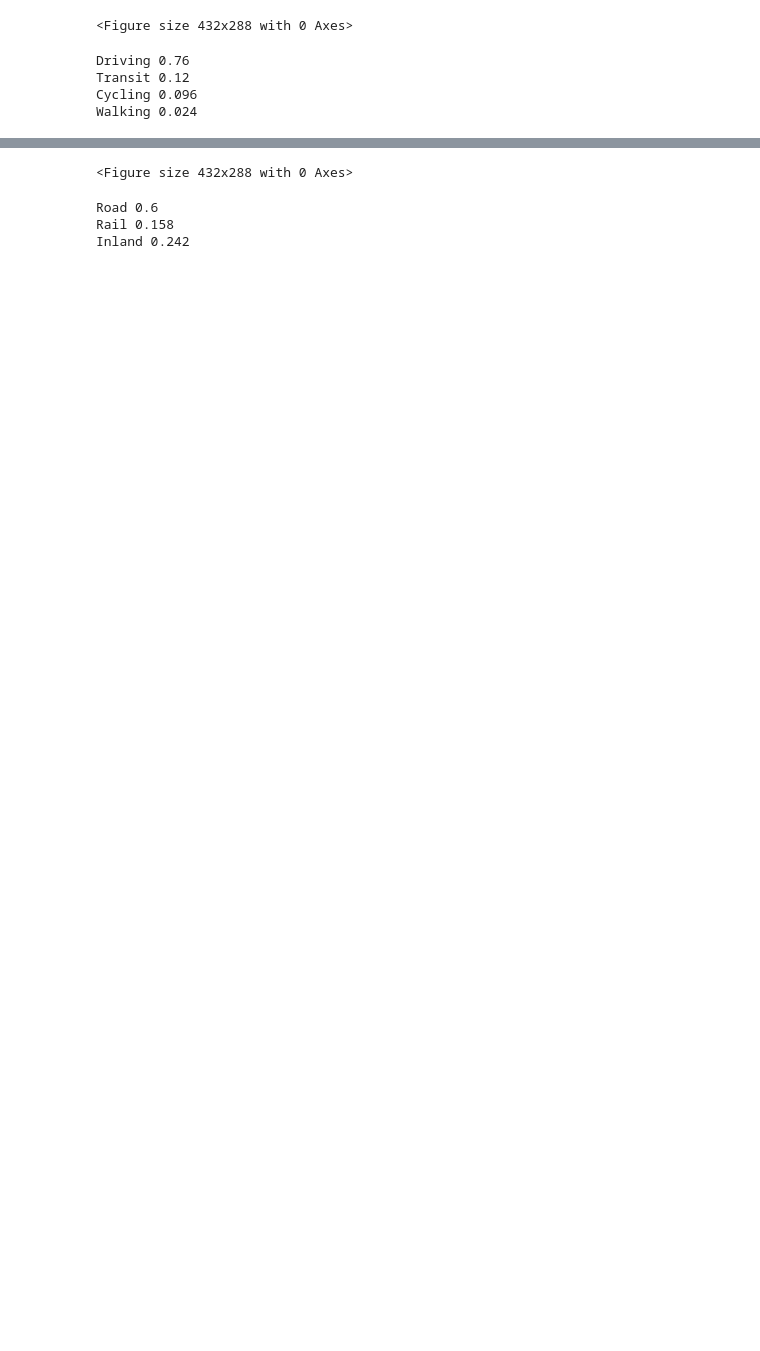
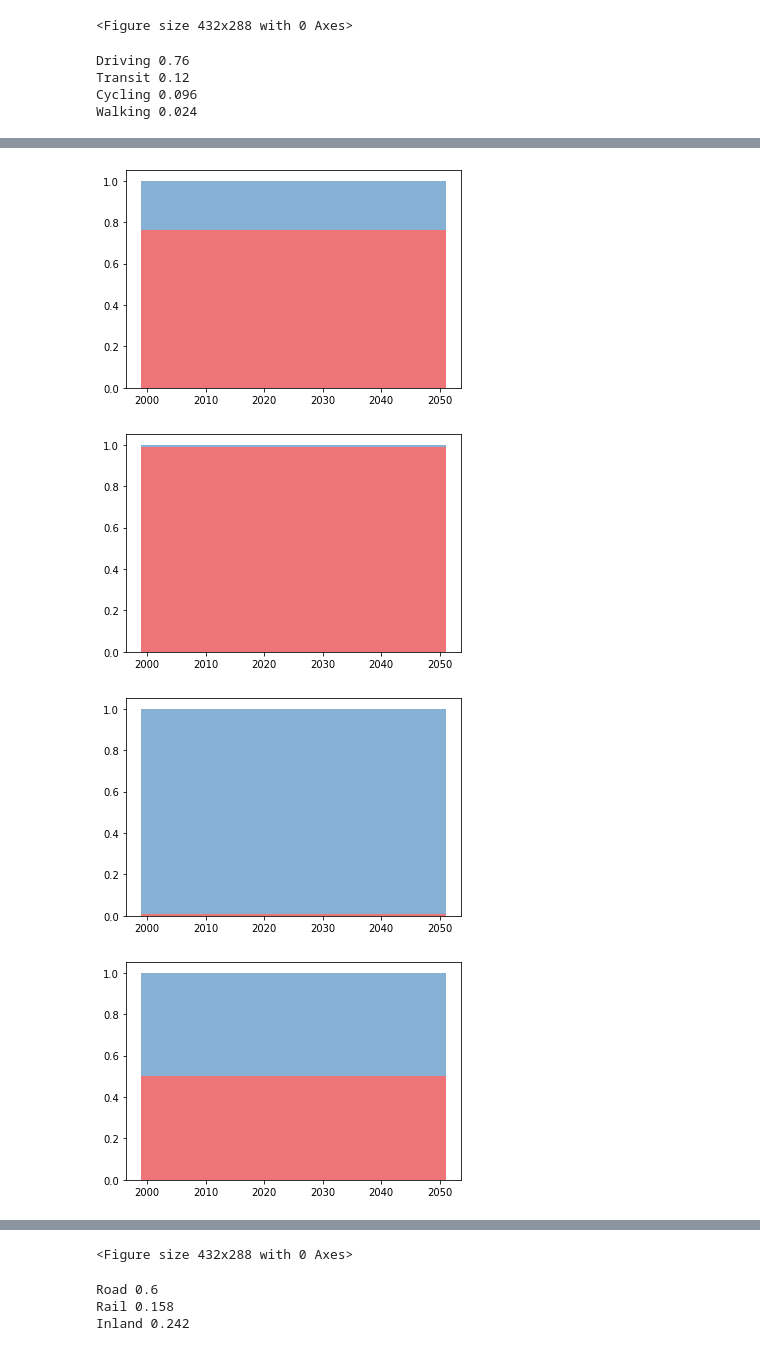
Before and after one commit to grimelda/urmive, a Jupyter notebook: modalshift.ipynb, the cells around one changed output, grey strips where cells are left out. Drawn from its saved outputs; the diff is of its cells as text; code cells hidden in the pictures; blank space fills up the shorter version.

```diff
--- a/modalshift.ipynb
+++ b/modalshift.ipynb
@@ -106,7 +106,7 @@ def WeibCorr(x, start=2000, scale=10, shape=2, magn=1e3):
 
 ###   PERSON TRANSPORT
 
-def CarsFirst(x, poly, PW=PW):
+def CarsFirst(x, poly, PW='BAU'):
     df = pd.DataFrame()
     keys = ['ice', 'ev', 'hev', 'ptrain', 'bus', 'ebike', 'bike', 'emoped', 'moped', 'walk']
     for key in keys:
@@ -201,7 +201,7 @@ def CarsFirst(x, poly, PW=PW):
     return df, D
 
 
-def ServiceToPersonVehicles(x, df, service='Person-kilometers', figs=False, PW=PW):
+def ServiceToPersonVehicles(x, df, service='Person-kilometers', figs=False, PW='BAU'):
     STV = dict()
     keys = ['ice', 'ev', 'hev', 'ptrain', 'bus', 'ebike', 'bike', 'emoped', 'moped', 'walk']
 
@@ -259,7 +259,7 @@ def ServiceToPersonVehicles(x, df, service='Person-kilometers', figs=False, PW=P
 
 ###   FREIGHT TRANSPORT
 
-def RoadFirst(x, poly, PW=PW):
+def RoadFirst(x, poly, PW='BAU'):
     df = pd.DataFrame()
     keys = ['40tlorry', '28tlorry', '16tlorry', 'ftrain', 'xlbarge', 'lbarge', 'mbarge', 'sbarge']
     for key in keys:
@@ -332,7 +332,7 @@ def RoadFirst(x, poly, PW=PW):
     return df, D
 
 
-def ServiceToFreightVehicles(x, df, service='Ton-kilometers', figs=False, PW=PW):
+def ServiceToFreightVehicles(x, df, service='Ton-kilometers', figs=False, PW='BAU'):
     STV = dict()
     keys = ['40tlorry', '28tlorry', '16tlorry', 'ftrain', 'xlbarge', 'lbarge', 'mbarge', 'sbarge']
 
@@ -380,7 +380,7 @@ def ServiceToFreightVehicles(x, df, service='Ton-kilometers', figs=False, PW=PW)
 
 ###   FLIGHT TRANSPORT
 
-def Flights(x, poly, PW=PW):
+def Flights(x, poly, PW='BAU'):
     df = pd.DataFrame()
     keys = ['A330', 'B787']
     for key in keys:
@@ -419,7 +419,7 @@ def Flights(x, poly, PW=PW):
 
     return df, D
 
-def ServiceToFlightVehicles(x, df, service='Person-movements', figs=False, PW=PW):
+def ServiceToFlightVehicles(x, df, service='Person-movements', figs=False, PW='BAU'):
     STV = dict()
     keys = ['A330', 'B787']
 
@@ -435,7 +435,7 @@ def ServiceToFlightVehicles(x, df, service='Person-movements', figs=False, PW=PW
 
 ###   SEA VESSEL TRANSPORT
 
-def SeaVessels(x, poly, driver='SeaTGW', PW=PW):
+def SeaVessels(x, poly, driver='SeaTGW', PW='BAU'):
 
     shares = pd.read_csv('data/modalshift/ships.csv', header=0, index_col=None)
     keys = list(shares['Type'].unique())
@@ -472,7 +472,7 @@ def SeaVessels(x, poly, driver='SeaTGW', PW=PW):
 
     return df, D
 
-def ServiceToSeaVehicles(x, df, service='SeaTGW', figs=False, PW=PW):
+def ServiceToSeaVehicles(x, df, service='SeaTGW', figs=False, PW='BAU'):
     STV = dict()
     shares = pd.read_csv('data/modalshift/ships.csv', header=0, index_col=None)
     keys = list(shares['Type'].unique())
@@ -534,12 +534,12 @@ PW = 'ST'
 # PlotService(x, dfHP, y='VehicleCount', scn='HoogPerson', figs=False)
 
 ### L O W   S C E N A R I O
-dfLP, DLP = CarsFirst(x, PolyLP, PW=PW)
+dfLP, DLP = CarsFirst(x, PolyLP, PW='BAU')
 BinaryShifts(x, DLP, 'LaagPerson', figs=False)
-dfLP, STVlp = ServiceToPersonVehicles(x, dfLP, figs=False, PW=PW)
+dfLP, STVlp = ServiceToPersonVehicles(x, dfLP, figs=True, PW='BAU')
 PlotService(x, dfLP, y='Share', scn='LaagPerson', figs=False)
-PlotService(x, dfLP, y='Person-kilometers', scn='LaagPerson', figs=True)
-PlotService(x, dfLP, y='VehicleCount', scn='LaagPerson', figs=True)
+PlotService(x, dfLP, y='Person-kilometers', scn='LaagPerson', figs=False)
+PlotService(x, dfLP, y='VehicleCount', scn='LaagPerson', figs=False)
 # %% [output]
 Driving 0.76
 Transit 0.12
@@ -549,0 +548,4 @@ Walking 0.024
+[figure, added]
+[figure, added]
+[figure, added]
+[figure, added]
```
Also changed, not shown: parts of 4 cells of this notebook, 12 other files.
